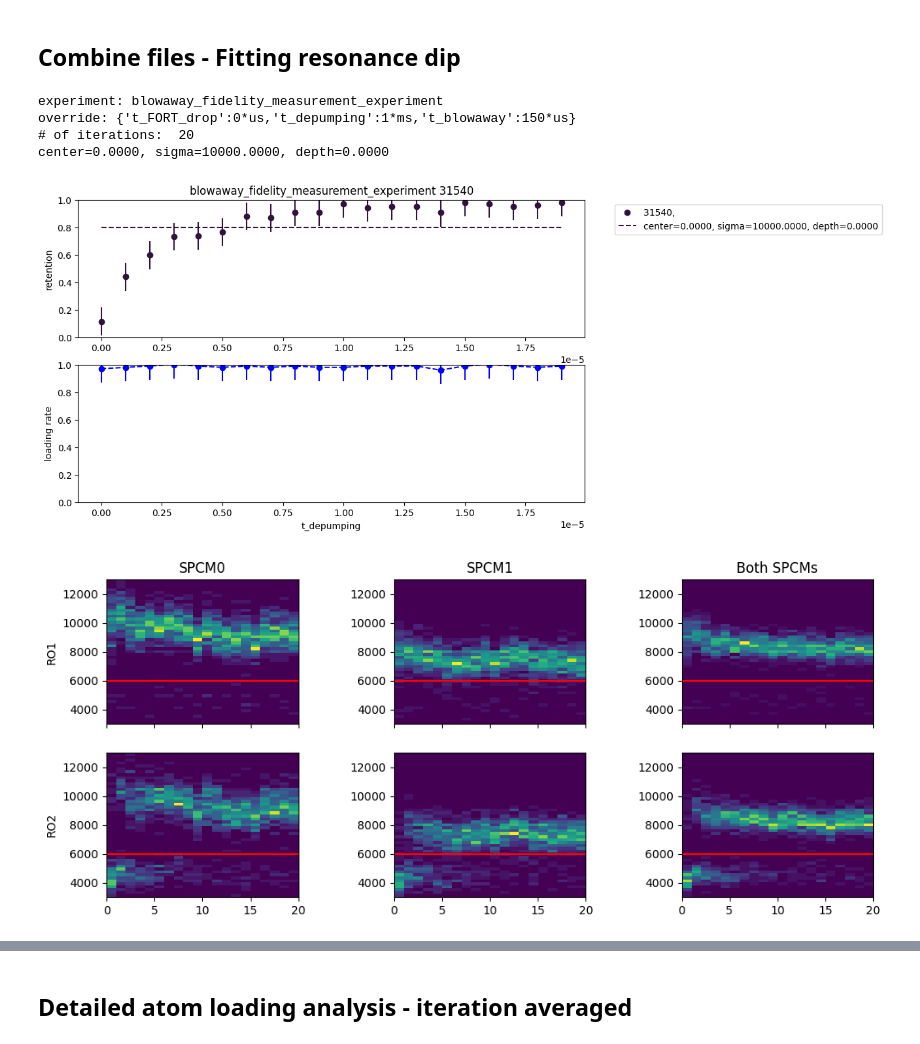
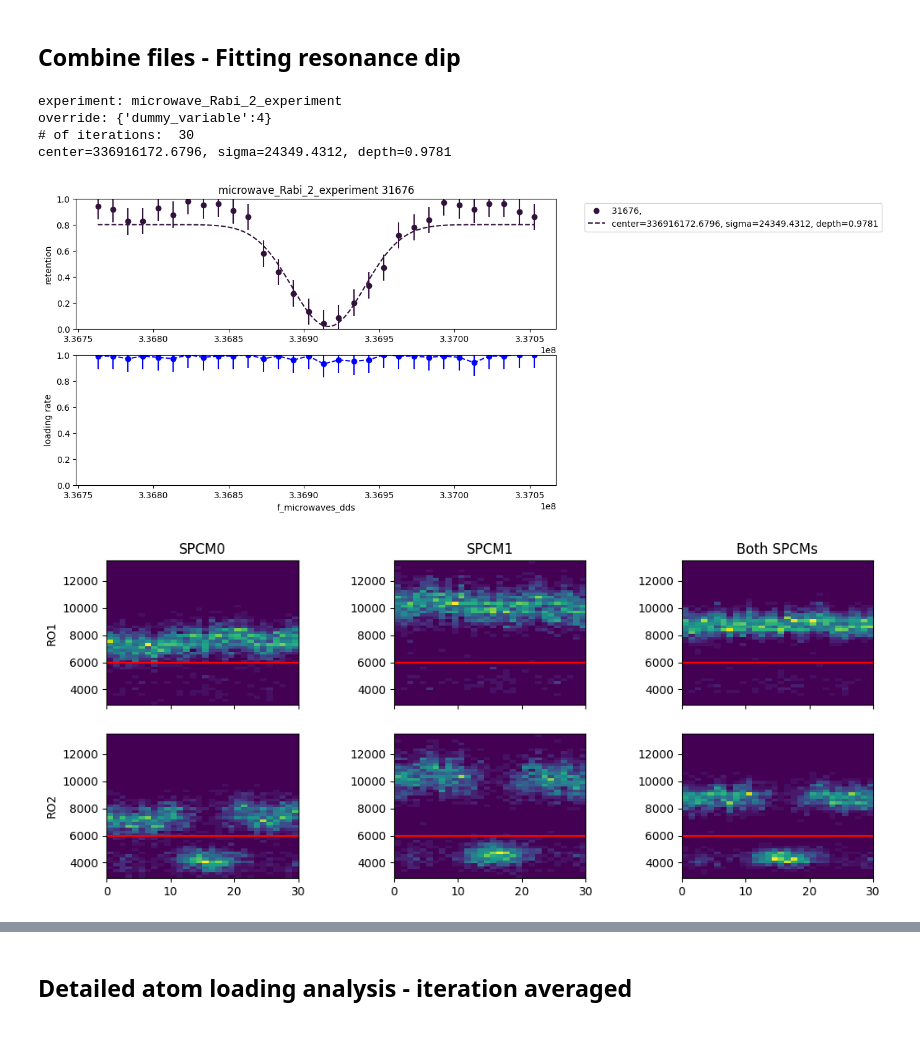
Before and after one commit to QuantumQuadrate/qn_artiq_routines, a Jupyter notebook: Analysis/Single atom analysis/atom_loading_analysis_2025.ipynb, the cells around one changed output, grey strips where cells are left out. Cells and saved outputs as stored; diff of their text form; code cells hidden in the pictures.

```diff
--- a/Analysis/Single atom analysis/atom_loading_analysis_2025.ipynb
+++ b/Analysis/Single atom analysis/atom_loading_analysis_2025.ipynb
@@ -23,7 +23,7 @@ print(set_point_PD6_AOM_A6)
 0.034
 0.034
 # %%
-date_filters = ["2025-11-08"]
+date_filters = ["2025-11-17"]
 
 from matplotlib import pyplot as plt
 import matplotlib as mpl
@@ -100,7 +100,7 @@ With fitting the resonance for microwave scans
 """
 ### the file(s) to analyze:
 file_indices = {
-    26:'',
+    19:'',
     # 45:'',
     # 47:'',
     # 49:'',
@@ -364,36 +364,36 @@ if showhist:
     ax6.axhline(cutoff2 / t_SPCM_first_shot, color='red')
     ax6.set_aspect('auto')
 
     plt.subplots_adjust(hspace=0.2, wspace=0.5)
 plt.show()
 
 
 
 #### Plot the combined Atom_loading_time values
 ## We can slice the array to separate iterations later, if we want.
 combined_atom_loading_times = list(itertools.chain(*all_atom_loading_times))
 mean_loading_time = np.mean(combined_atom_loading_times)
 plt.figure(figsize=(7, 4))
 plt.plot(combined_atom_loading_times, 'r-', label='Atom loading time')
 plt.xlabel("Atom number")
 plt.ylabel("Loading time (s)")
 plt.title(f"Atom loading time (Mean: {mean_loading_time:.3f} s)")
 # plt.title(f"Combined Atom Loading Time for All Files")
 plt.legend(loc='best')
 plt.show()
 
 
 # Plot the histogram of combined Atom_loading_time
 plt.figure(figsize=(7, 4))
 plt.hist(combined_atom_loading_times, bins=50, edgecolor='black', alpha=0.7)
 plt.xlabel("Atom Loading Time (s)")
 plt.ylabel("Frequency")
 plt.title(f"Histogram of Combined Atom Loading Time")
 plt.show()
 # %% [output]
-experiment: blowaway_fidelity_measurement_experiment
-override: {'t_FORT_drop':0*us,'t_depumping':1*ms,'t_blowaway':150*us}
-# of iterations:  20
-center=0.0000, sigma=10000.0000, depth=0.0000
+experiment: microwave_Rabi_2_experiment
+override: {'dummy_variable':4}
+# of iterations:  30
+center=336916172.6796, sigma=24349.4312, depth=0.9781
-[figure, old version]
+[figure, new version]
-[figure, old version]
+[figure, new version]
```
Also changed, not shown: parts of 6 cells of this notebook, 5 other files.
